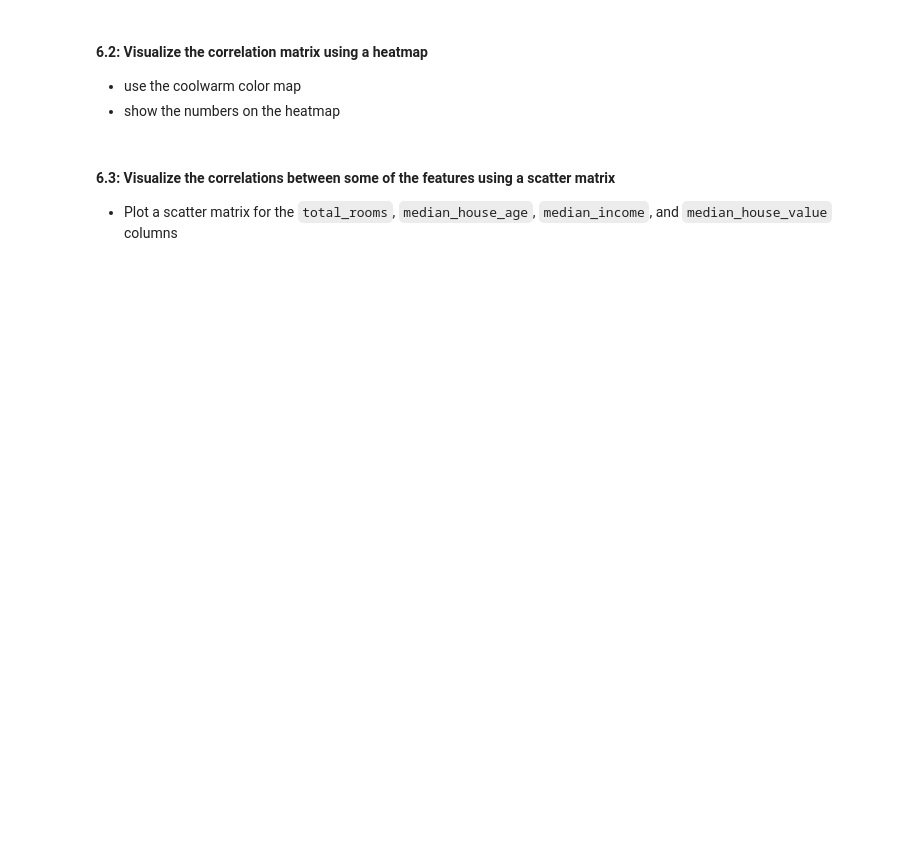
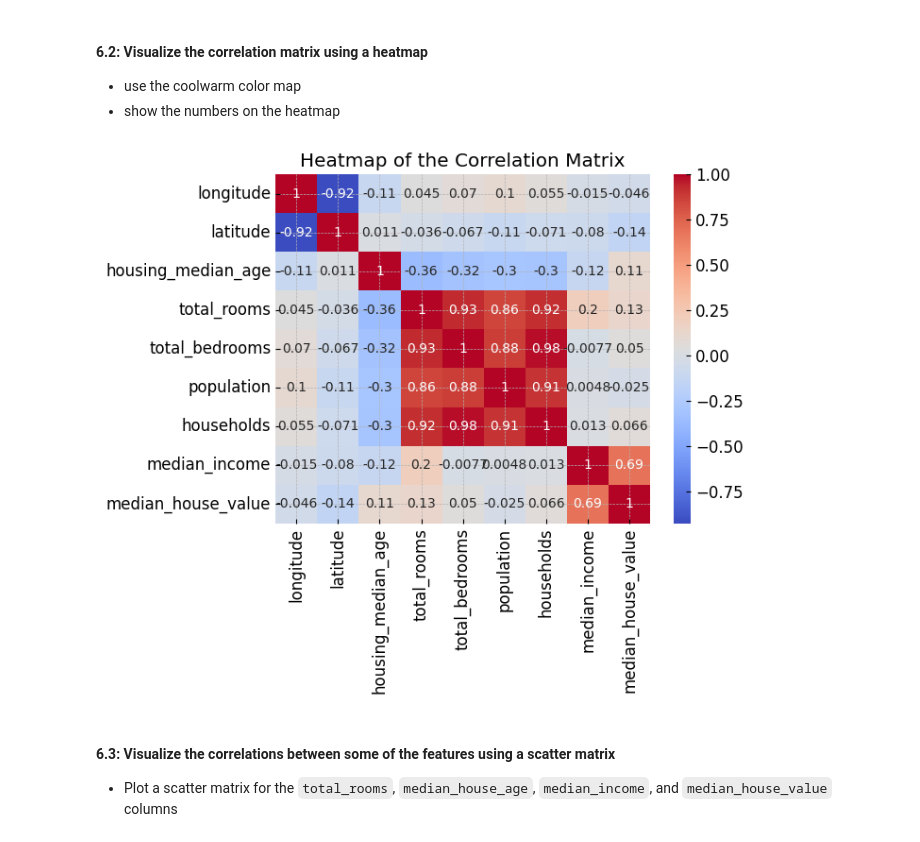
Before and after one commit to IT4063-Spring2025/eda-assignment-PrashansaDhakal, a Jupyter notebook: notebook.ipynb, the cells around one changed output. Drawn from its saved outputs; the diff is of its cells as text; code cells hidden in the pictures; blank space fills up the shorter version.

```diff
--- a/notebook.ipynb
+++ b/notebook.ipynb
@@ -228,3 +248,5 @@ Try this twice, once setting the `alpha` parameter to set the transparency of th
 #### 6.1: Generate a correlation matrix for the numerical columns
 # %%
 # 💻 Get the correlation matrix of the housing data
+corr_matrix = housing.corr(numeric_only=True)
+corr_matrix
@@ -239,6 +285,11 @@ sort the results in descending order
 - show the numbers on the heatmap
 # %%
 # 💻 Plot the correlation matrix as a heatmap
+sns.heatmap(corr_matrix, annot=True, cmap='coolwarm')
+plt.title('Heatmap of the Correlation Matrix')
+plt.show()
+# %% [output]
+[figure, added]
 # %% [markdown]
 #### 6.3: Visualize the correlations between some of the features using a scatter matrix
 - Plot a scatter matrix for the `total_rooms`, `median_house_age`, `median_income`, and `median_house_value` columns
```
Also changed, not shown: parts of 26 cells of this notebook, 4 other files.
